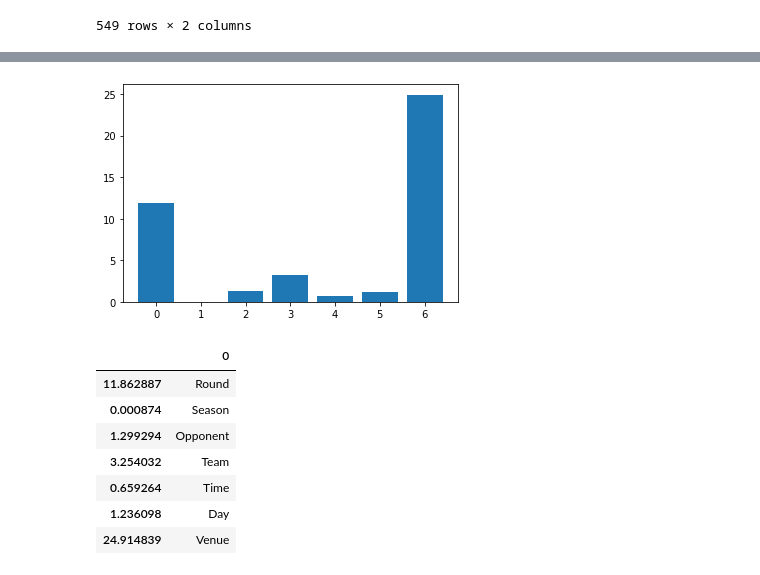
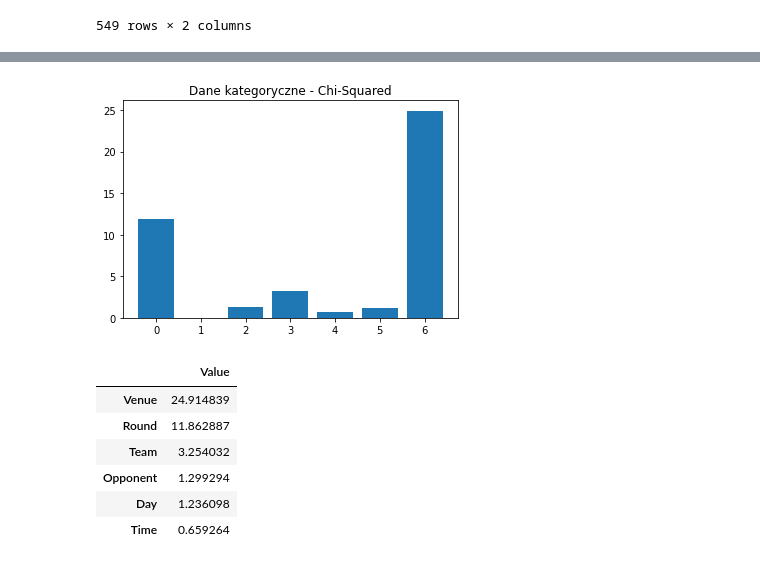
Before and after one commit to Wirus3k/Football_Predictions, a Jupyter notebook: Data Scraping/PremierLeague/EPL_Machine_Learning.ipynb, the cells around one changed output, grey strips where cells are left out. Cells and saved outputs as stored; diff of their text form; code cells hidden in the pictures.

```diff
--- a/Data Scraping/PremierLeague/EPL_Machine_Learning.ipynb
+++ b/Data Scraping/PremierLeague/EPL_Machine_Learning.ipynb
@@ -282,26 +282,33 @@ X_table
 # %%
 #Kategoryczne dane chi2
 df = pd.read_csv("EPL_2017-2021.csv")
 df['Date'] = pd.to_datetime(df['Date'])
 X_Chi = df[['Round', 'Season', 'Opponent', 'Team', 'Time', 'Day', 'Venue']]
 y = df['Result']
 X_train_Chi, X_test_Chi, y_train, y_test = train_test_split(X_Chi, y, test_size=0.1, random_state=1)
 fs = SelectKBest(score_func=chi2, k='all')
 fs.fit(X_train_Chi, y_train)
-pyplot.bar([i for i in range(len(fs.scores_))], fs.scores_)
-pyplot.show()
-new_df = pd.DataFrame(X_Chi.columns, fs.scores_)
-new_df
+plt.bar([i for i in range(len(fs.scores_))], fs.scores_)
+plt.title("Dane kategoryczne - Chi-Squared")
+plt.show()
+#new_df = pd.DataFrame(X_Chi.columns, fs.scores_)
+#new_df
+new_df = pd.DataFrame(fs.scores_)
+new_df_1 = pd.DataFrame.transpose(new_df)
+new_df_1.columns= X_Chi.columns
+new_df_2 = pd.DataFrame.transpose(new_df_1)
+new_df_2.columns = ['Value']
+new_df_2.sort_values('Value', ascending = False, inplace = True)
+new_df_2.head(6)
 # %% [output]
-[figure, old version]
+[figure, new version]
-|  | 0 |
-| 11.862887 | Round |
-| 0.000874 | Season |
-| 1.299294 | Opponent |
-| 3.254032 | Team |
-| 0.659264 | Time |
-| 1.236098 | Day |
-| 24.914839 | Venue |
+|  | Value |
+| Venue | 24.914839 |
+| Round | 11.862887 |
+| Team | 3.254032 |
+| Opponent | 1.299294 |
+| Day | 1.236098 |
+| Time | 0.659264 |
 # %%
 #Dane numeryczne anova
 df = pd.read_csv("EPL_2017-2021.csv")
```
Also changed, not shown: parts of 6 cells of this notebook.
